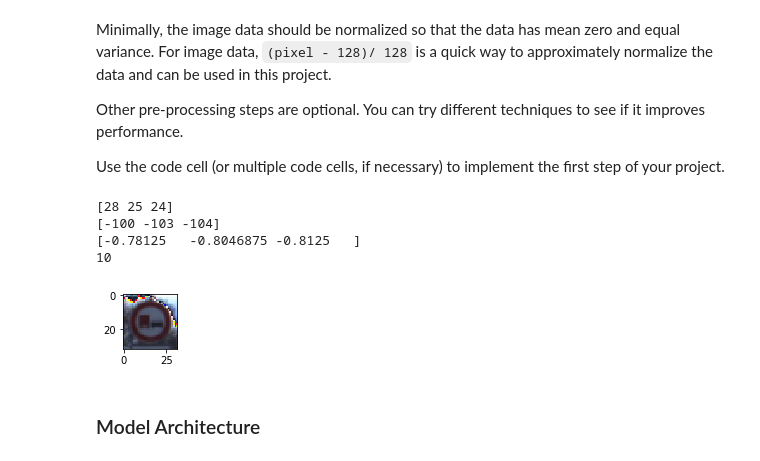
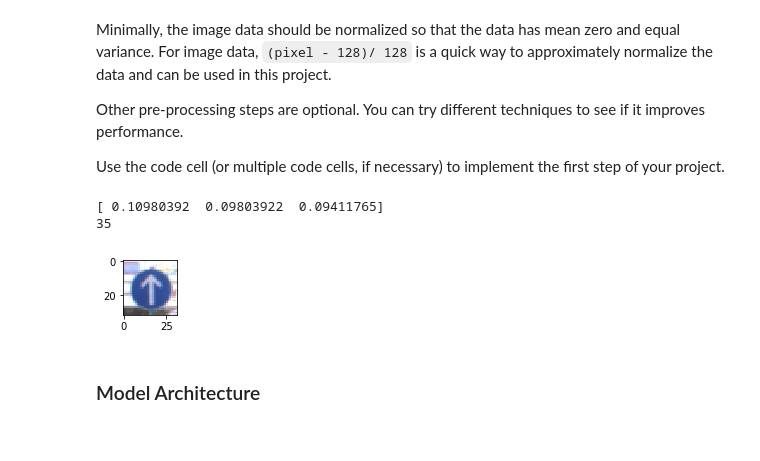
Before and after one commit to erick291992/CarND-Traffic-Sign-Classifier-Project, a Jupyter notebook: Traffic_Sign_Classifier.ipynb, the cells around one changed output. Cells and saved outputs as stored; diff of their text form; code cells hidden in the pictures.

```diff
--- a/Traffic_Sign_Classifier.ipynb
+++ b/Traffic_Sign_Classifier.ipynb
@@ -144,28 +144,31 @@ Use the code cell (or multiple code cells, if necessary) to implement the first
 ### Preprocess the data here. It is required to normalize the data. Other preprocessing steps could include
 ### converting to grayscale, etc.
 ### Feel free to use as many code cells as needed.
-import random
-print(X_train[0][0][0])
-# X_train = (X_train - 128)/128
-X_train = np.subtract(X_train, [128])
-print(X_train[0][0][0])
-X_train = X_train/128
-print(X_train[0][0][0])
-from sklearn.utils import shuffle
-X_train, y_train = shuffle(X_train, y_train)
+# import random
+# print(X_train[0][0][0])
+# # X_train = (X_train - 128)/128
+# # X_train = np.subtract(X_train, [128])
+# X_train = X_train/128
 
-index = random.randint(0, len(X_train))
-image = X_train[index].squeeze()
-
-plt.figure(figsize=(1,1))
-plt.imshow(image, cmap="gray")
-print(y_train[index])
-import tensorflow as tf
+def normalizeImage(image):
+    return image/255
-# %% [output]
-[28 25 24]
-[-100 -103 -104]
-[-0.78125   -0.8046875 -0.8125   ]
-10
-[figure, removed]
+# %%
+X_train = normalizeImage(X_train)
+# %%
+print(X_train[0,0,0])
+from sklearn.utils import shuffle
+X_train, y_train = shuffle(X_train, y_train)
+
+index = random.randint(0, len(X_train))
+image = X_train[index].squeeze()
+
+plt.figure(figsize=(1,1))
+plt.imshow(image)
+print(y_train[index])
+import tensorflow as tf
+# %% [output]
+[ 0.10980392  0.09803922  0.09411765]
+35
+[figure, added]
 # %% [markdown]
 ### Model Architecture
```
Also changed, not shown: parts of 5 cells of this notebook, 3 other files.
